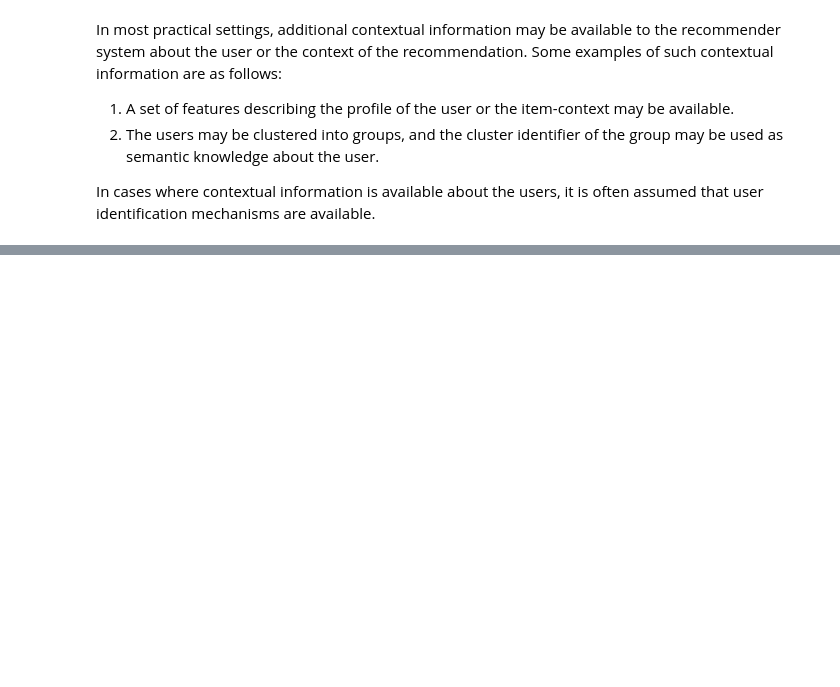
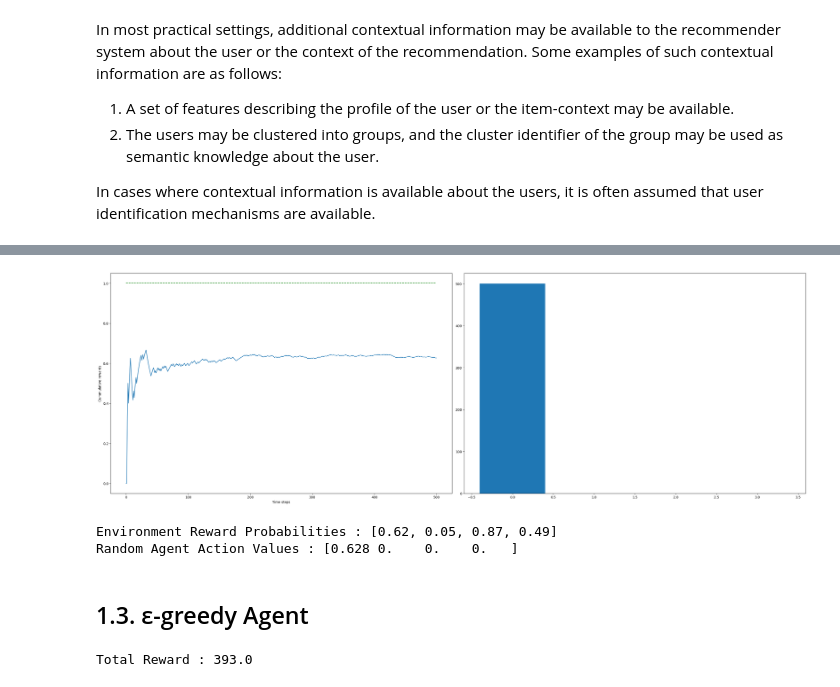
Before and after one commit to ioannismesionis/mab-thompson-sampling, a Jupyter notebook: multi-armed-bandits.ipynb, the cells around one changed output, grey strips where cells are left out. Drawn from its saved outputs; the diff is of its cells as text; code cells hidden in the pictures; blank space fills up the shorter version.

```diff
--- a/multi-armed-bandits.ipynb
+++ b/multi-armed-bandits.ipynb
@@ -18,0 +155,25 @@ In this approach, the gambler plays each machine for a fixed number of trials in
+# %%
+cum_rewards = greedy_agent_result["cum_rewards"]
+arm_counts = greedy_agent_result["arm_counts"]
+
+fig = plt.figure(figsize=[30,10])
+
+ax1 = fig.add_subplot(121)
+ax1.plot([1.0 for _ in range(greedy_agent.iterations)], "g--", label="target cummulative reward")
+ax1.plot(cum_rewards, label="cummulative rewards")
+ax1.set_xlabel("Time steps")
+ax1.set_ylabel("Cummulative rewards")
+
+ax2 = fig.add_subplot(122)
+ax2.bar([i for i in range(len(arm_counts))], arm_counts)
+plt.tight_layout()
+# %% [output]
+[figure, added]
+# %%
+print(f"Environment Reward Probabilities : {test_env.reward_probabilities}")
+print(f"Random Agent Action Values : {greedy_agent.q_values}")
+# %% [output]
+Environment Reward Probabilities : [0.62, 0.05, 0.87, 0.49]
+Random Agent Action Values : [0.628 0.    0.    0.   ]
+# %% [markdown]
+## 1.3. ε-greedy Agent
@@ -18,0 +213,9 @@ In this approach, the gambler plays each machine for a fixed number of trials in
+# %%
+test_env = Environment(reward_probabilities=[0.62, 0.05, 0.87, 0.49], actual_rewards=[1.0, 1.0, 1.0, 1.0])
+egreedy_agent = EpsilonGreedyAgent(test_env, epsilon=0.1, decay_rate=1.0, decay_interval=50)
+egreedy_agent_result = egreedy_agent.act()
+
+total_rewards = sum(egreedy_agent_result["rewards"])
+print(f"Total Reward : {total_rewards}")
+# %% [output]
+Total Reward : 393.0
```
Also changed, not shown: parts of 28 cells of this notebook, 2 other files.
